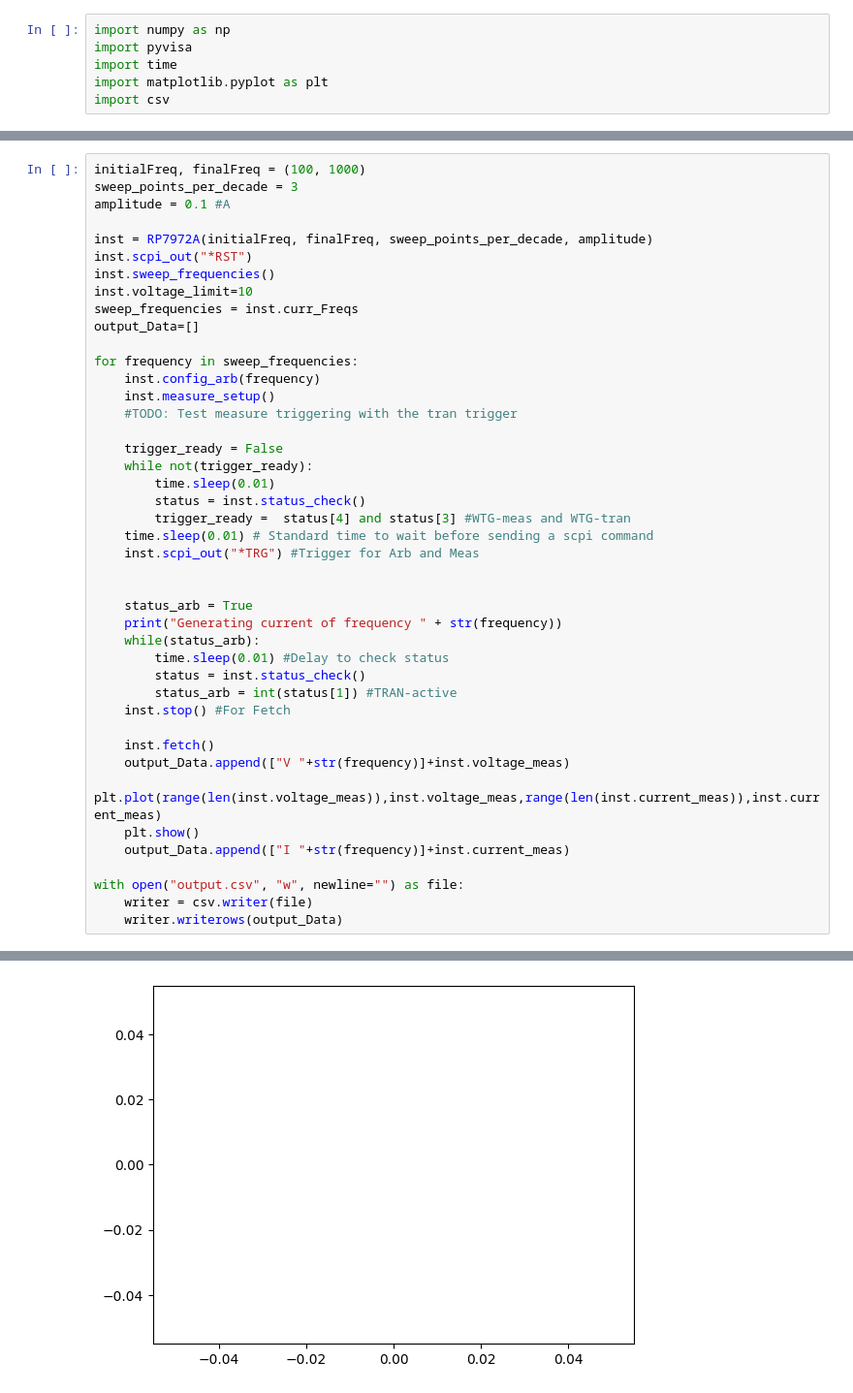
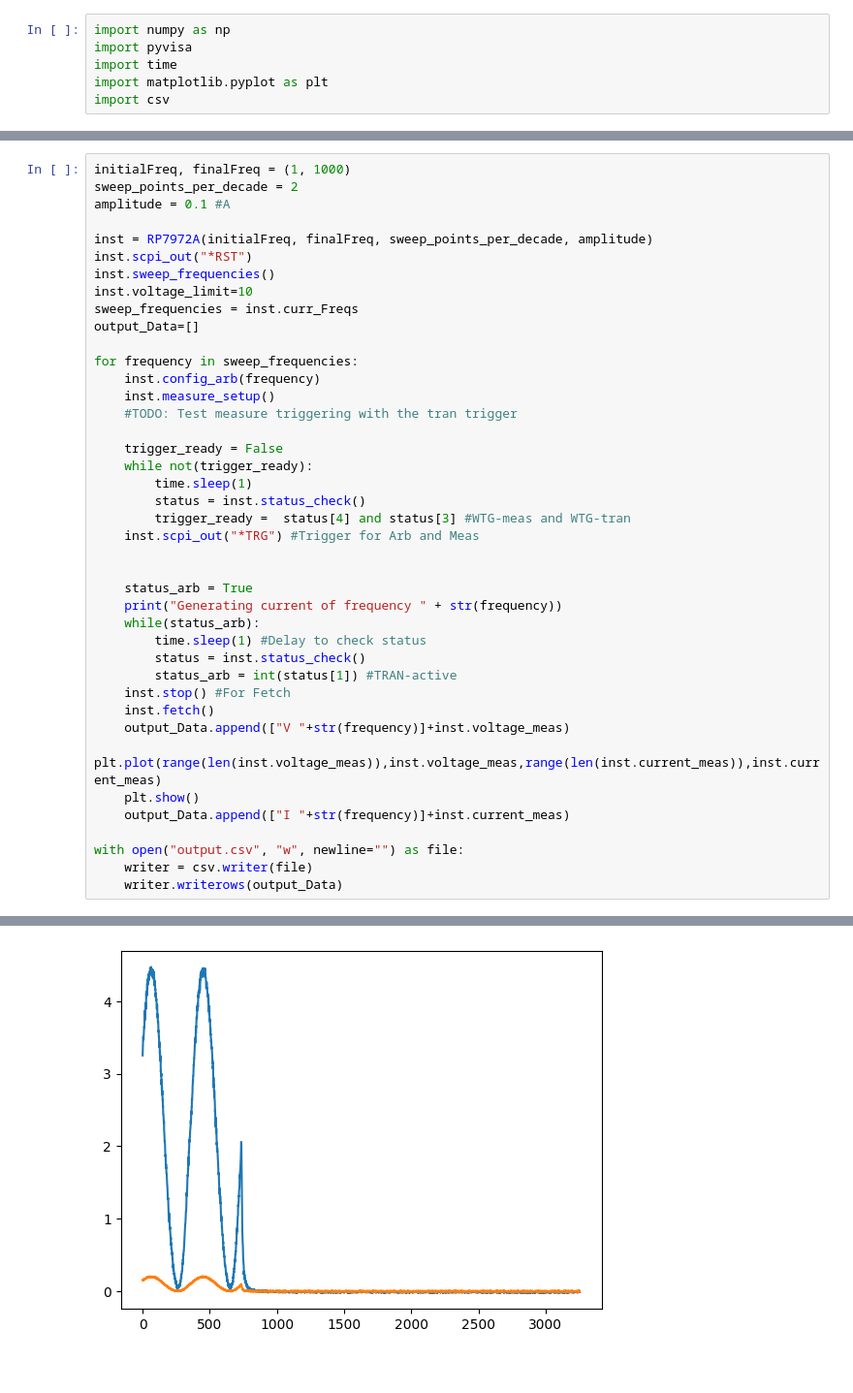
Before and after one commit to katzgo/EIS_keysight, a Jupyter notebook: EIS_app.ipynb, the cells around one changed output, grey strips where cells are left out. Shown: that part at 97% size. Saved outputs shown, nothing was run; the diff lists cells and outputs as text.

```diff
--- a/EIS_app.ipynb
+++ b/EIS_app.ipynb
@@ -238,8 +236,8 @@ class RP7972A():
 class EIS():
     """Una vez tengamos los datos, se procesaran con esta clase"""
 # %%
-initialFreq, finalFreq = (100, 1000)
-sweep_points_per_decade = 3
+initialFreq, finalFreq = (1, 1000)
+sweep_points_per_decade = 2
 amplitude = 0.1 #A
 
 inst = RP7972A(initialFreq, finalFreq, sweep_points_per_decade, amplitude)
@@ -256,21 +254,19 @@ for frequency in sweep_frequencies:
 
     trigger_ready = False
     while not(trigger_ready):
-        time.sleep(0.01)
+        time.sleep(1)
         status = inst.status_check()
         trigger_ready =  status[4] and status[3] #WTG-meas and WTG-tran
-    time.sleep(0.01) # Standard time to wait before sending a scpi command
     inst.scpi_out("*TRG") #Trigger for Arb and Meas
 
 
     status_arb = True
     print("Generating current of frequency " + str(frequency))
     while(status_arb):
-        time.sleep(0.01) #Delay to check status
+        time.sleep(1) #Delay to check status
         status = inst.status_check()
         status_arb = int(status[1]) #TRAN-active
     inst.stop() #For Fetch
-
     inst.fetch()
     output_Data.append(["V "+str(frequency)]+inst.voltage_meas)
     plt.plot(range(len(inst.voltage_meas)),inst.voltage_meas,range(len(inst.current_meas)),inst.current_meas)
@@ -313 +310 @@ Error: no measure data received
-[figure, old version]
+[figure, new version]
```
Also changed, not shown: parts of 2 cells of this notebook, 1 other file.
